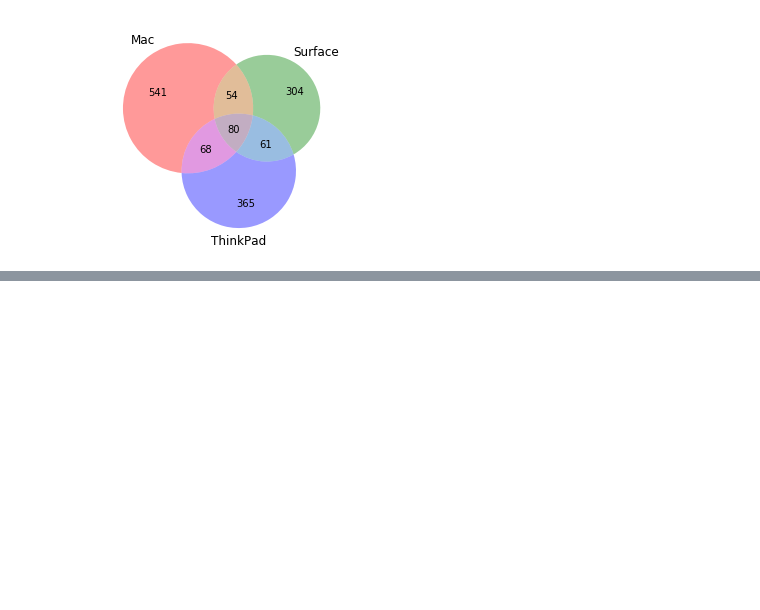
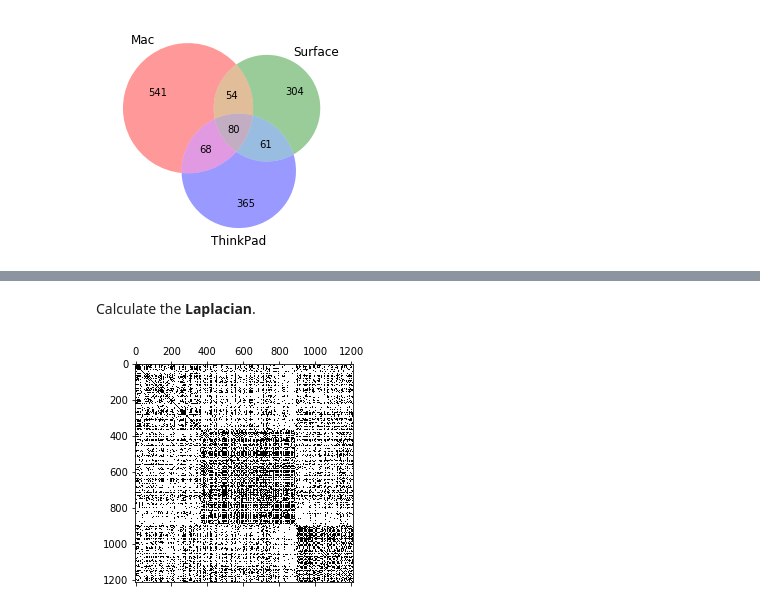
Before and after one commit to xiangzhemeng/Amazon-Electronic-Product-Network-Analysis, a Jupyter notebook: project main notebook.ipynb, the cells around one changed output, grey strips where cells are left out. Drawn from its saved outputs; the diff is of its cells as text; code cells hidden in the pictures; blank space fills up the shorter version.

```diff
--- a/project main notebook.ipynb
+++ b/project main notebook.ipynb
@@ -731,0 +779,3 @@ Now, we have 541 Mac, 438 Surface, 494 ThinkPad.
+# %%
+A = nx.adjacency_matrix(G,weight='weight')
+A.todense()
@@ -731,0 +798,3 @@ Now, we have 541 Mac, 438 Surface, 494 ThinkPad.
+# %%
+similar = A.todense()/A.max()
+np.fill_diagonal(similar,0)
@@ -731,0 +805,13 @@ Now, we have 541 Mac, 438 Surface, 494 ThinkPad.
+# %%
+weights = similar.getA().copy()
+NEIGHBORS = 300
+
+# Keep only the K strongest edges
+# By making weights of all other edges equal to 0
+ind = np.argsort(weights)[:,::-1][:,NEIGHBORS:]
+for i in range(weights.shape[1]):
+    weights[i][ind[i]]=0
+
+# Make it symmestric
+bigger = weights.transpose() > weights
+weights = weights - weights*bigger + weights.transpose()*bigger
@@ -731,0 +834,12 @@ Now, we have 541 Mac, 438 Surface, 494 ThinkPad.
+# %% [markdown]
+Calculate the **Laplacian**.
+# %%
+degrees = np.sum(weights, axis=0)+0.0001
+D = np.diag(degrees)
+D_0_5 = np.diag(1./np.sqrt(degrees))
+laplacian = np.dot(D_0_5, np.dot((D - weights), D_0_5))
+# %%
+plt.spy(laplacian)
+plt.show()
+# %% [output]
+[figure, added]
```
Also changed, not shown: parts of 70 cells of this notebook.
